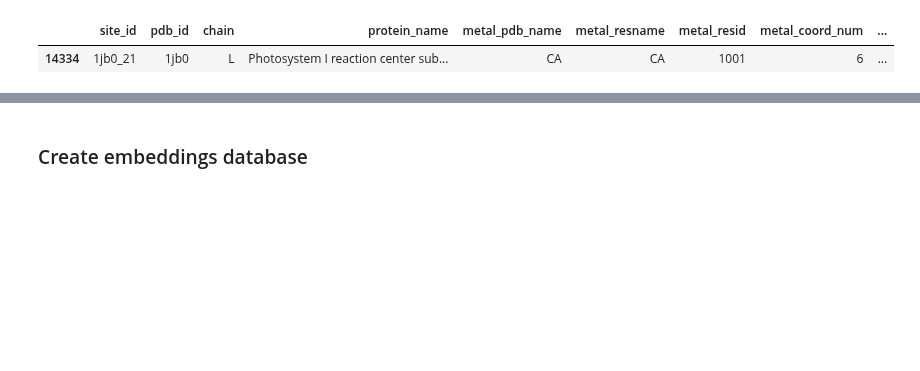
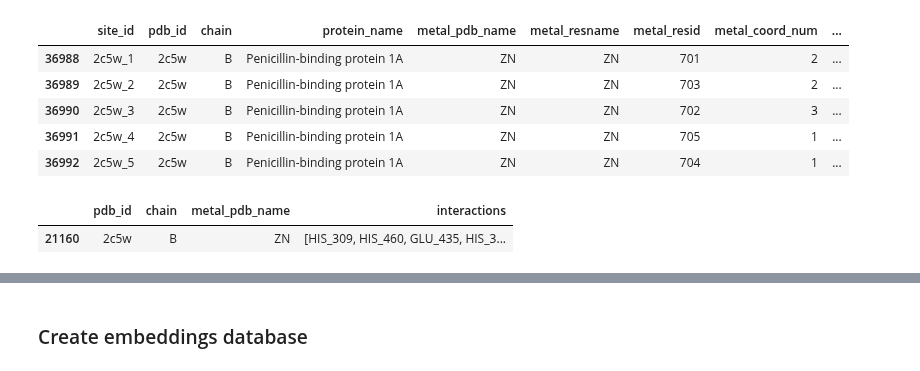
Before and after one commit to gmachiraju/K2, a Jupyter notebook: src/metal_sites.ipynb, the cells around one changed output, grey strips where cells are left out. Saved outputs shown, nothing was run; the diff lists cells and outputs as text; code cells hidden in the pictures; blank space fills up the shorter version.

```diff
--- a/src/metal_sites.ipynb
+++ b/src/metal_sites.ipynb
@@ -52,9 +52,13 @@ for s in sites:
 # %%
 metal_df = pd.DataFrame(data_list, columns=['site_id', 'pdb_id', 'chain', 'protein_name', 'metal_pdb_name', 'metal_resname', 'metal_resid', 'metal_coord_num', 'site_loc', 'interactions'])
 # %%
-metal_df[(metal_df['pdb_id'] == '1jb0') & (metal_df['metal_pdb_name'] == 'CA')]
+metal_df[(metal_df['pdb_id'] == '2c5w') & (metal_df['metal_pdb_name'] == 'ZN')]
 # %% [output]
 |  | site_id | pdb_id | chain | protein_name | metal_pdb_name | metal_resname | metal_resid | metal_coord_num | ... |
-| 14334 | 1jb0_21 | 1jb0 | L | Photosystem I reaction center sub... | CA | CA | 1001 | 6 | ... |
+| 36988 | 2c5w_1 | 2c5w | B | Penicillin-binding protein 1A | ZN | ZN | 701 | 2 | ... |
+| 36989 | 2c5w_2 | 2c5w | B | Penicillin-binding protein 1A | ZN | ZN | 703 | 2 | ... |
+| 36990 | 2c5w_3 | 2c5w | B | Penicillin-binding protein 1A | ZN | ZN | 702 | 3 | ... |
+| 36991 | 2c5w_4 | 2c5w | B | Penicillin-binding protein 1A | ZN | ZN | 705 | 1 | ... |
+| 36992 | 2c5w_5 | 2c5w | B | Penicillin-binding protein 1A | ZN | ZN | 704 | 1 | ... |
 # %%
 metal_df = metal_df[metal_df.site_loc == 'Within a Chain']
@@ -61,3 +67,8 @@ metal_df = metal_df[metal_df.site_loc == 'Within a Chain']
+# %%
+metal_df[(metal_df['pdb_id'] == '2c5w') & (metal_df['metal_pdb_name'] == 'ZN')]
+# %% [output]
+|  | pdb_id | chain | metal_pdb_name | interactions |
+| 21160 | 2c5w | B | ZN | [HIS_309, HIS_460, GLU_435, HIS_3... |
 # %%
 import collections as col
 col.Counter(metal_df.interactions.apply(len))
```
Also changed, not shown: parts of 9 cells of this notebook, 6 other files.
